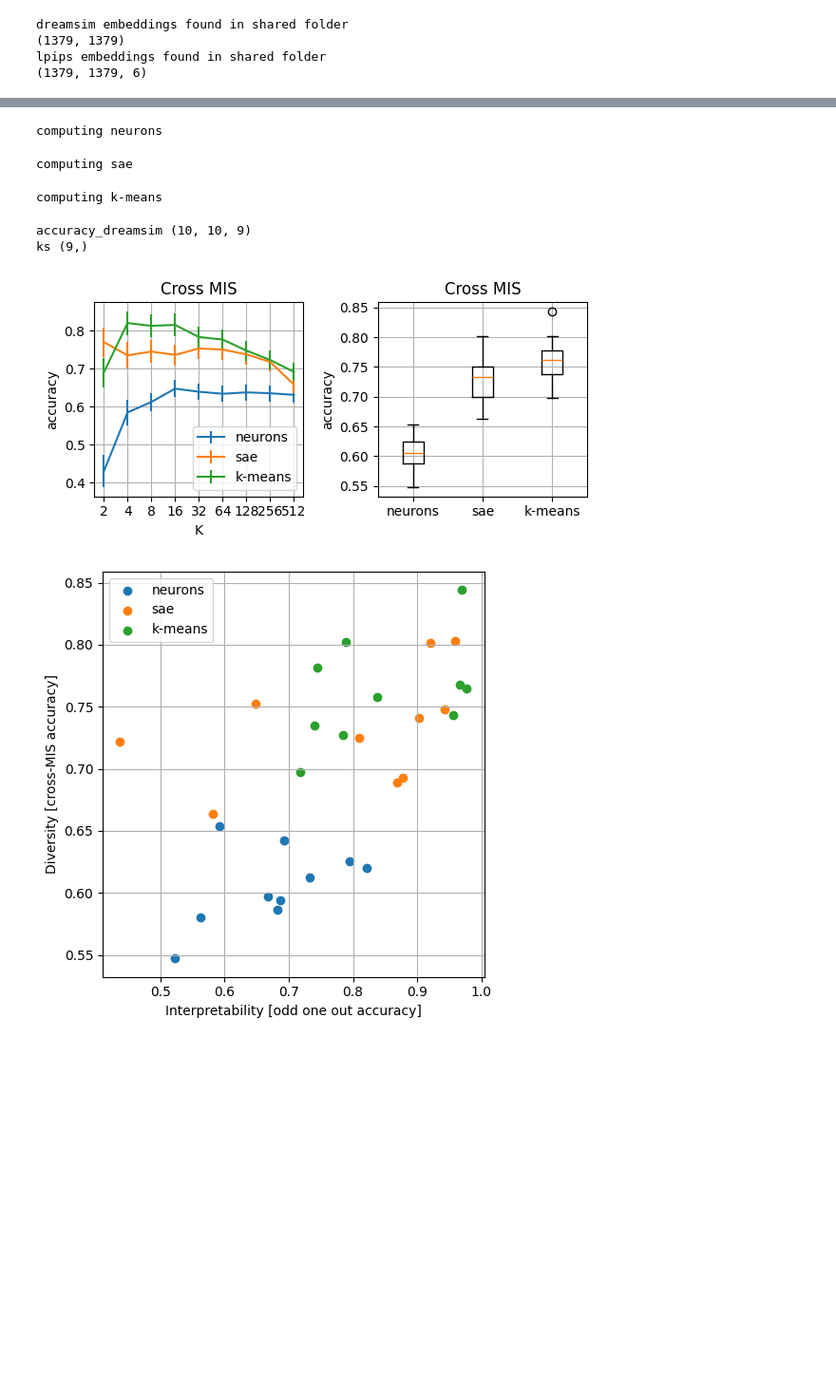
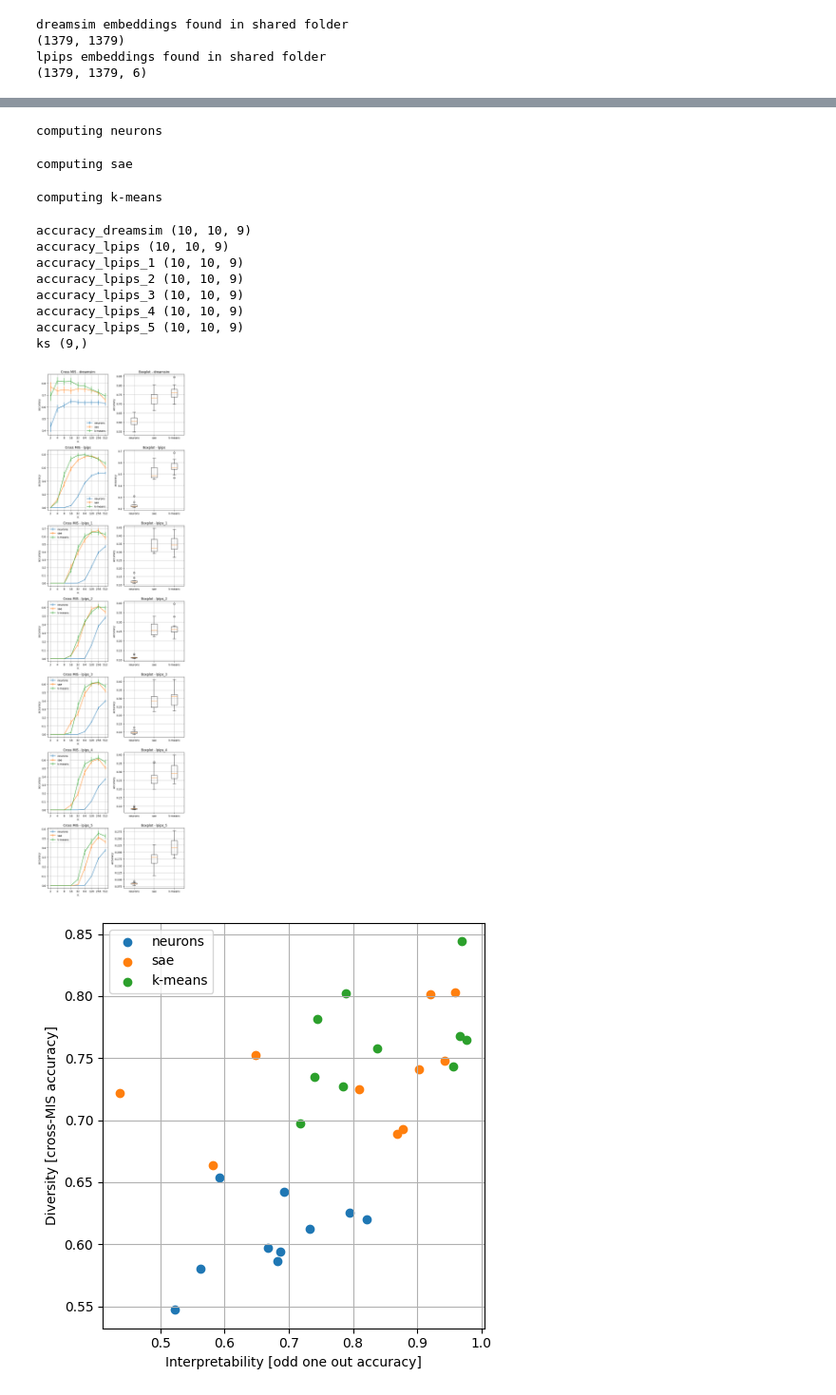
Before and after one commit to klindtlab/MachInterp, a Jupyter notebook: demo_all_scores.ipynb, the cells around one changed output, grey strips where cells are left out. Shown at 95% size. Drawn from its saved outputs; the diff is of its cells as text; code cells hidden in the pictures; blank space fills up the shorter version.

```diff
--- a/demo_all_scores.ipynb
+++ b/demo_all_scores.ipynb
@@ -194,31 +197,0 @@ accuracy_dreamsim (10, 5)
-# %%
-plt.figure(figsize=(6, 3))
-
-plt.subplot(1, 2, 1)
-for key, result in result_ooo.items():
-    plt.errorbar(
-        np.log2(result['ks']),
-        result['accuracy_dreamsim'].mean(0),
-        result['accuracy_dreamsim'].std(0) / np.sqrt(result['accuracy_dreamsim'].shape[0]),
-        label=key,
-    )
-plt.legend()
-plt.grid()
-plt.xlabel('K')
-plt.ylabel('accuracy')
-plt.title('Odd one out')
-plt.xticks(np.log2(result['ks']), result['ks'])
-
-plt.subplot(1, 2, 2)
-plt.boxplot(
-    [result['accuracy_dreamsim'].mean(1) for result in result_ooo.values()]
-)
-plt.xticks(
-    np.arange(1, len(codes) + 1),
-    list(codes.keys())
-)
-plt.grid()
-plt.ylabel('accuracy')
-plt.title('Odd one out')
-plt.tight_layout()
-plt.show()
@@ -232,7 +207,8 @@ for key, code in codes.items():
     result_cross[key] = cross_mis.compute_score(
         inputs=images,
         activations=code,
-        metrics={'dreamsim': dreamsim},
+        metrics={'dreamsim': dreamsim,
+                 'lpips': lpips},
     )
 
 for k, v in result_cross[key].items():
@@ -242,40 +218,17 @@ computing neurons
 computing sae
 computing k-means
 accuracy_dreamsim (10, 10, 9)
+accuracy_lpips (10, 10, 9)
+accuracy_lpips_1 (10, 10, 9)
+accuracy_lpips_2 (10, 10, 9)
+accuracy_lpips_3 (10, 10, 9)
+accuracy_lpips_4 (10, 10, 9)
+accuracy_lpips_5 (10, 10, 9)
 ks (9,)
-# %%
-plt.figure(figsize=(6, 3))
-
-plt.subplot(1, 2, 1)
-for key, result in result_cross.items():
-    plt.errorbar(
-        np.log2(result['ks']),
-        result['accuracy_dreamsim'].mean((0, 1)),
-        result['accuracy_dreamsim'].std((0, 1)) / result['accuracy_dreamsim'].shape[0],
-        label=key,
-    )
-plt.legend()
-plt.grid()
-plt.xlabel('K')
-plt.ylabel('accuracy')
-plt.title('Cross MIS')
-plt.xticks(np.log2(result['ks']), result['ks'])
-
-plt.subplot(1, 2, 2)
-plt.boxplot(
-    [result['accuracy_dreamsim'].mean((1, 2)) for result in result_cross.values()]
-)
-plt.xticks(
-    np.arange(1, len(codes) + 1),
-    list(codes.keys())
-)
-plt.grid()
-plt.ylabel('accuracy')
-plt.title('Cross MIS')
-plt.tight_layout()
-plt.show()
-# %% [output]
-[figure, removed]
+# %%
+plotResults(results=result_cross, all_metrics=all_metrics,codes=codes)
+# %% [output]
+[figure, added]
 # %%
 plt.figure(figsize=(5, 5))
 for key in codes:
```
Also changed, not shown: parts of 11 cells of this notebook, 1 other file.
